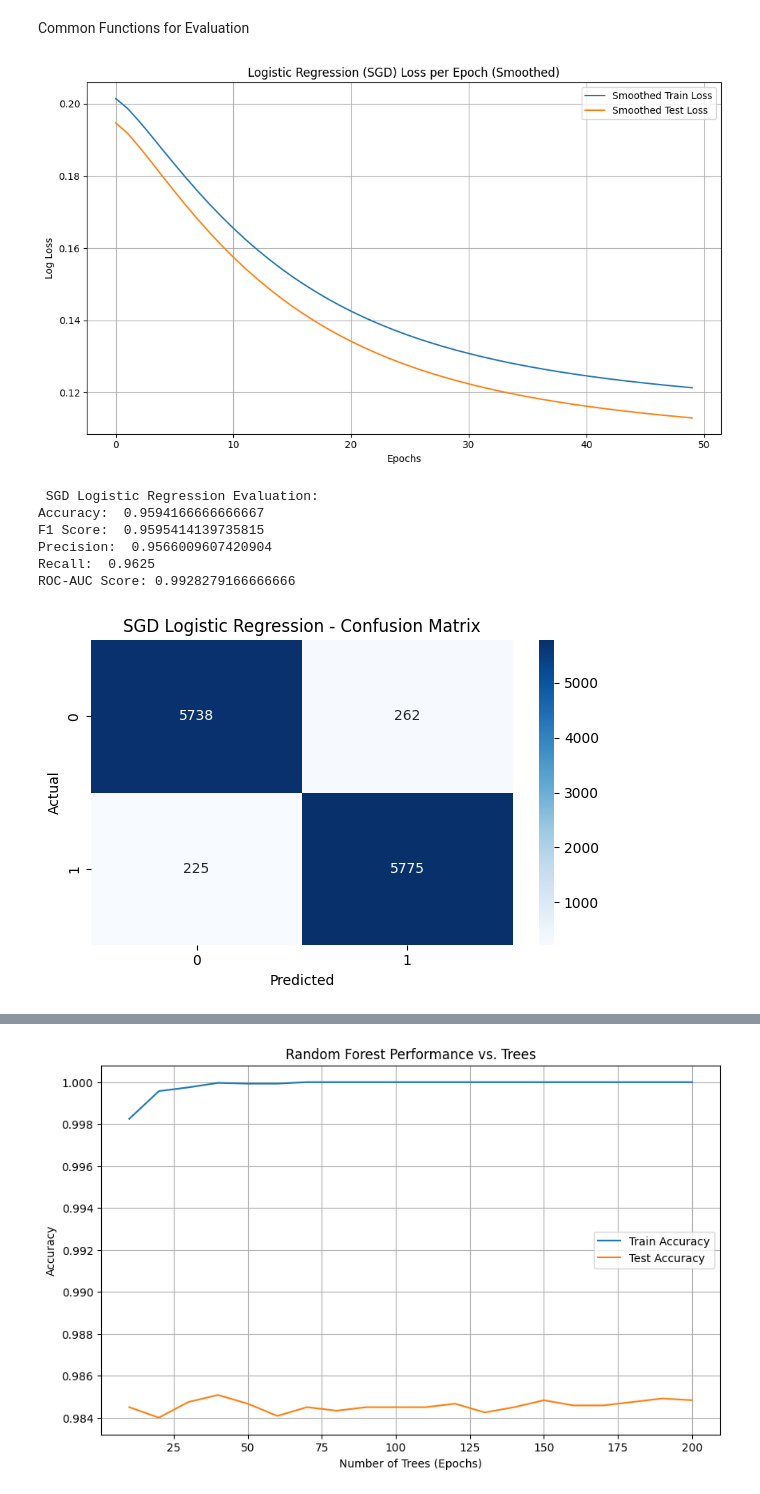
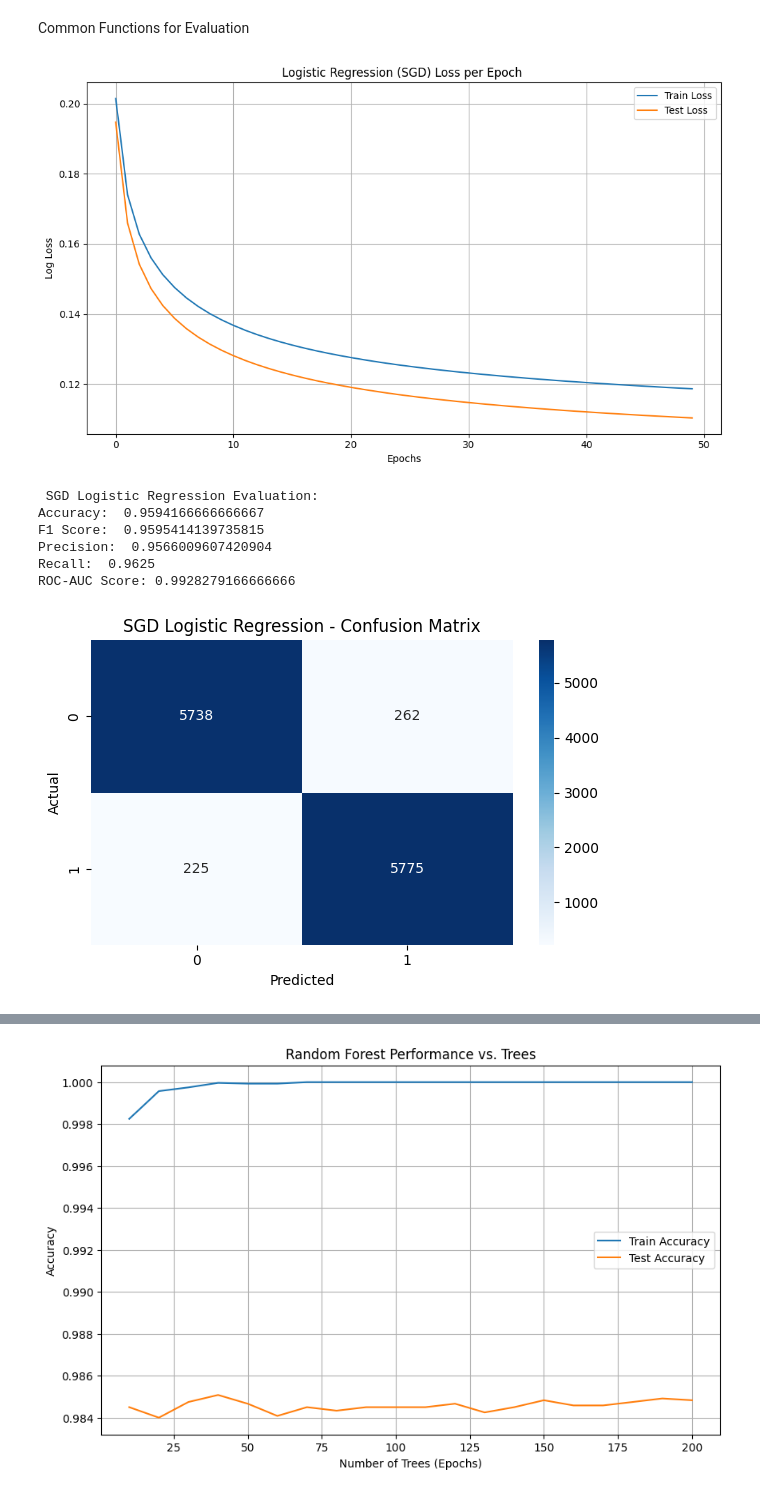
Before and after one commit to shubhammane7777/Comparing-Algorithms-for-Credit-Risk-Prediction-, a Jupyter notebook: Comparison_of_algorithms_of_credit_risk_for_prediction_.ipynb, the cells around one changed output, grey strips where cells are left out. Drawn from its saved outputs; the diff is of its cells as text; code cells hidden in the pictures.

```diff
--- a/Comparison_of_algorithms_of_credit_risk_for_prediction_.ipynb
+++ b/Comparison_of_algorithms_of_credit_risk_for_prediction_.ipynb
@@ -241,26 +241,13 @@ for epoch in range(epochs):
     train_losses.append(log_loss(y_train_res, y_train_prob))
     test_losses.append(log_loss(y_test, y_test_prob))
 
-# Step 3: Smooth the loss curve
-def smooth_curve(values, weight=0.9):
-    smoothed = []
-    last = values[0]
-    for val in values:
-        smoothed_val = last * weight + (1 - weight) * val
-        smoothed.append(smoothed_val)
-        last = smoothed_val
-    return smoothed
-
-train_losses_sm = smooth_curve(train_losses)
-test_losses_sm = smooth_curve(test_losses)
-
 # Step 4: Plot
 plt.figure(figsize=(10, 6))
-plt.plot(train_losses_sm, label='Smoothed Train Loss')
-plt.plot(test_losses_sm, label='Smoothed Test Loss')
+plt.plot(train_losses, label='Train Loss')
+plt.plot(test_losses, label='Test Loss')
 plt.xlabel("Epochs")
 plt.ylabel("Log Loss")
-plt.title("Logistic Regression (SGD) Loss per Epoch (Smoothed)")
+plt.title("Logistic Regression (SGD) Loss per Epoch ")
 plt.legend()
 plt.grid(True)
 plt.tight_layout()
@@ -269,34 +256,34 @@ plt.show()
 # Use the evaluate_model function from a previous cell
 def evaluate_model(name, model, X_test, y_test):
     y_pred = model.predict(X_test)
     y_proba = model.predict_proba(X_test)[:, 1]
 
     print(f"\n {name} Evaluation:")
     print("Accuracy: ", model.score(X_test, y_test))
     print("F1 Score: ", f1_score(y_test, y_pred))
     print("Precision: ", precision_score(y_test, y_pred))
     print("Recall: ", recall_score(y_test, y_pred))
     print("ROC-AUC Score:", roc_auc_score(y_test, y_proba))
 
     # Confusion Matrix
     cm = confusion_matrix(y_test, y_pred)
     plt.figure(figsize=(6, 4))
     sns.heatmap(cm, annot=True, fmt='d', cmap='Blues')
     plt.title(f'{name} - Confusion Matrix')
     plt.xlabel('Predicted')
     plt.ylabel('Actual')
     plt.tight_layout()
     plt.show()
 
     # ROC Curve
     RocCurveDisplay.from_estimator(model, X_test, y_test)
     plt.title(f'{name} - ROC Curve')
     plt.show()
 
 from sklearn.metrics import f1_score, precision_score, recall_score
 evaluate_model("SGD Logistic Regression", model, X_test_scaled, y_test)
 # %% [output]
-[figure, old version]
+[figure, new version]
  SGD Logistic Regression Evaluation:
 Accuracy:  0.9594166666666667
 F1 Score:  0.9595414139735815
```
